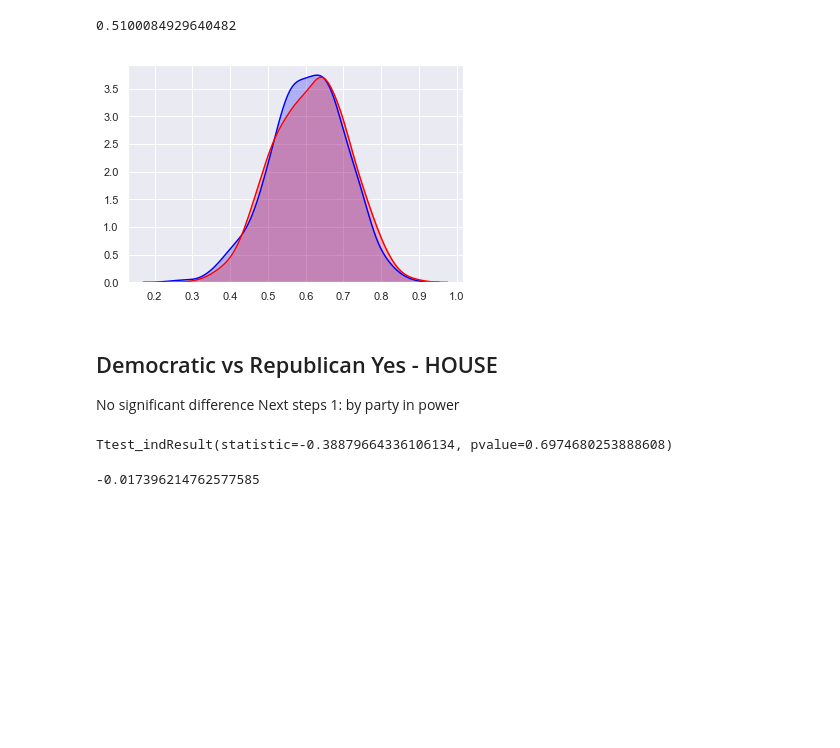
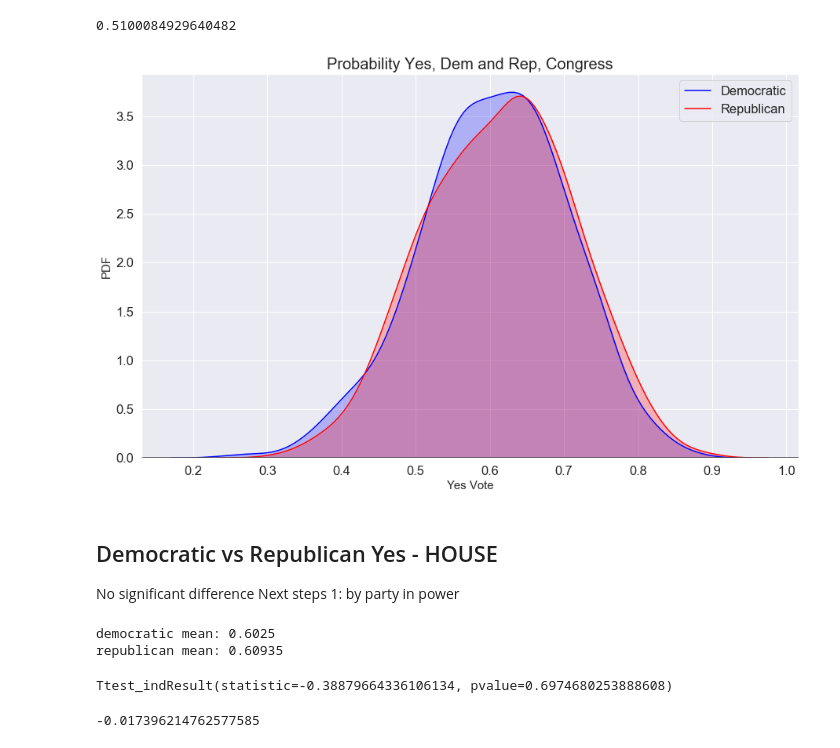
Before and after one commit to RumTumTum/module_3_project, a Jupyter notebook: Analysis_yays_v2.ipynb, the cells around one changed output. Saved outputs shown, nothing was run; the diff lists cells and outputs as text; code cells hidden in the pictures; blank space fills up the shorter version.

Commit message:
upload Analysis_yays_v2 with updated graph formatting and export

```diff
--- a/Analysis_yays_v2.ipynb
+++ b/Analysis_yays_v2.ipynb
@@ -52,0 +43,34 @@ def plot_kde(samples):
+# %%
+def plot_kde(samples, title = False, file_name = False, x_label = False, y_label = False, group_labels = False):
+    """ creates KDE plot using sns, parameter: list containing lists fo samples """
+    # Set up figure
+    f = create_figure(proportion = [9,15])
+
+    if group_labels:
+        # add data without labels
+        ax1 = sns.kdeplot(samples[0], shade = True, color="blue", label = group_labels[0])
+        ax2 = sns.kdeplot(samples[1], shade = True, color="red", label = group_labels[1])
+
+    else:
+        # add data with legend
+        ax1 = sns.kdeplot(samples[0], shade = True, color="blue")
+        ax2 = sns.kdeplot(samples[1], shade = True, color="red")
+
+
+    # add Attributues
+    ax1.axhline(0, color="k", clip_on=False)
+    if title:
+            ax1.set_title(title, fontsize=20)
+    if y_label:
+        ax1.set_ylabel(y_label, fontsize = 15)
+    if x_label:
+        ax1.set_xlabel(x_label, fontsize = 15)
+
+
+    # make font larger
+    sns.set(font_scale=1.5)
+
+    # save figure
+    if file_name:
+        path = "images/"
+        plt.savefig(path+file_name)
@@ -167,23 +219,43 @@ power_analysis_fxn(d,nobs=n,a = 0.05)
 # %%
 #obtain dem and rep samples of means, n = 1000, sample group size = 100
 sample_of_means_perc_yay_dem, sample_of_means_perc_yay_rep = sample_of_means_percent_yay(df,n=1000,size=20)
 #plot KDE of sample means
-plot_kde([sample_of_means_perc_yay_dem, sample_of_means_perc_yay_rep])
+plot_kde(
+    [sample_of_means_perc_yay_dem, sample_of_means_perc_yay_rep],
+    title = "Probability Yes, Dem and Rep, Congress",
+    file_name = 'prob_yes_congress',
+    y_label = 'PDF',
+    x_label = 'Yes Vote',
+    group_labels = capitalize(parties)
+)
 # %% [output]
-[figure, old version]
+[figure, new version]
 # %% [markdown]
 ## Democratic vs Republican Yes - HOUSE
 No significant difference
 Next steps 1: by party in power
 # %%
-#obtain dem and rep samples, n = 1000
+#obtain dem and rep samples
 n = 1000
 votes_house = votes[votes['chamber']=='house']
 perc_yay_dem, perc_yay_rep = sample_percent_yays(votes_house.copy(), n=n,random_state=12345)
-#run t-test
-stats.ttest_ind(perc_yay_dem,perc_yay_rep, equal_var = False)
+
+print(
+    "{} mean: {} \n{} mean: {}".format(
+        parties[0],
+        round(mean(perc_yay_dem),4),
+        parties[1],
+        round(mean(perc_yay_rep),5)
+    )
+)
 # %% [output]
-Ttest_indResult(statistic=-0.38879664336106134, pvalue=0.6974680253888608)
+democratic mean: 0.6025
+republican mean: 0.60935
+# %%
+#run t-test
+stats.ttest_ind(perc_yay_dem,perc_yay_rep, equal_var = False)
+# %% [output]
+Ttest_indResult(statistic=-0.38879664336106134, pvalue=0.6974680253888608)
 # %%
 #Effect size, using cohens d
 d = cohen_d(perc_yay_dem, perc_yay_rep)
```
Also changed, not shown: parts of 13 cells of this notebook.
